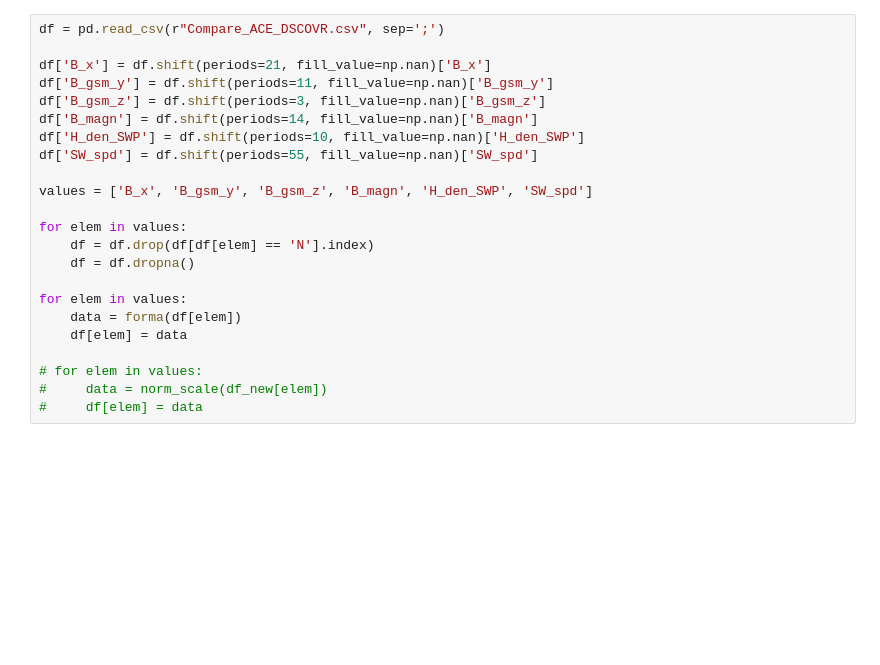
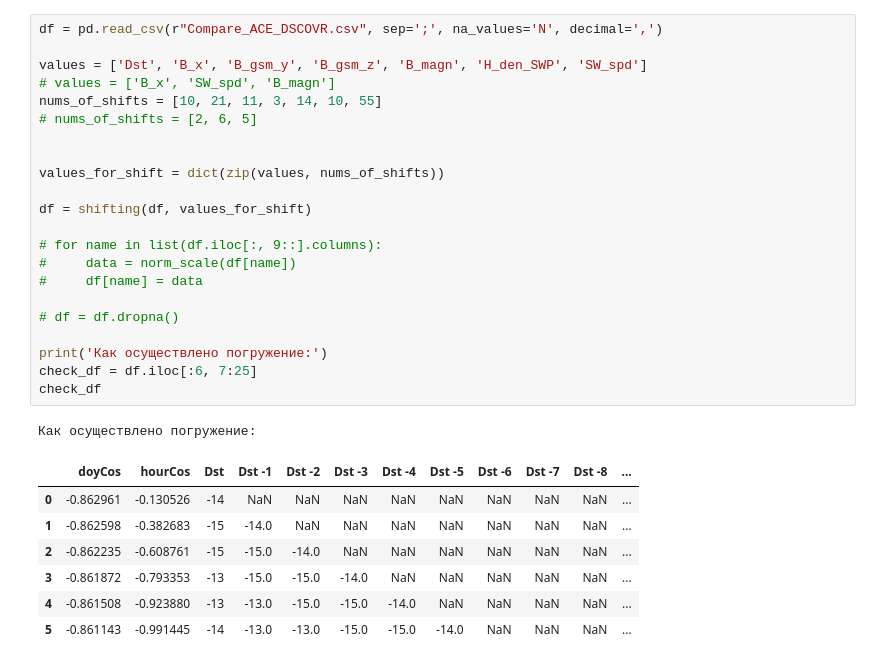
Before and after one commit to pyatikop/dst, a Jupyter notebook: code.ipynb, the cells around one changed output. Saved outputs shown, nothing was run; the diff lists cells and outputs as text; blank space fills up the shorter version.

```diff
--- a/code.ipynb
+++ b/code.ipynb
@@ -35,24 +45,32 @@ def norm_scale(x):
-# %%
-df = pd.read_csv(r"Compare_ACE_DSCOVR.csv", sep=';')
-
-df['B_x'] = df.shift(periods=21, fill_value=np.nan)['B_x']
-df['B_gsm_y'] = df.shift(periods=11, fill_value=np.nan)['B_gsm_y']
-df['B_gsm_z'] = df.shift(periods=3, fill_value=np.nan)['B_gsm_z']
-df['B_magn'] = df.shift(periods=14, fill_value=np.nan)['B_magn']
-df['H_den_SWP'] = df.shift(periods=10, fill_value=np.nan)['H_den_SWP']
-df['SW_spd'] = df.shift(periods=55, fill_value=np.nan)['SW_spd']
-
-values = ['B_x', 'B_gsm_y', 'B_gsm_z', 'B_magn', 'H_den_SWP', 'SW_spd']
-
-for elem in values:
-    df = df.drop(df[df[elem] == 'N'].index)
-    df = df.dropna()
-
-for elem in values:
-    data = forma(df[elem])
-    df[elem] = data
-
-# for elem in values:
-#     data = norm_scale(df_new[elem])
-#     df[elem] = data
+# %%
+df = pd.read_csv(r"Compare_ACE_DSCOVR.csv", sep=';', na_values='N', decimal=',')
+
+values = ['Dst', 'B_x', 'B_gsm_y', 'B_gsm_z', 'B_magn', 'H_den_SWP', 'SW_spd']
+# values = ['B_x', 'SW_spd', 'B_magn']
+nums_of_shifts = [10, 21, 11, 3, 14, 10, 55]
+# nums_of_shifts = [2, 6, 5]
+
+
+values_for_shift = dict(zip(values, nums_of_shifts))
+
+df = shifting(df, values_for_shift)
+
+# for name in list(df.iloc[:, 9::].columns):
+#     data = norm_scale(df[name])
+#     df[name] = data
+
+# df = df.dropna()
+
+print('Как осуществлено погружение:')
+check_df = df.iloc[:6, 7:25]
+check_df
+# %% [output]
+Как осуществлено погружение:
+|  | doyCos | hourCos | Dst | Dst -1 | Dst -2 | Dst -3 | Dst -4 | Dst -5 | Dst -6 | Dst -7 | Dst -8 | ... |
+| 0 | -0.862961 | -0.130526 | -14 | NaN | NaN | NaN | NaN | NaN | NaN | NaN | NaN | ... |
+| 1 | -0.862598 | -0.382683 | -15 | -14.0 | NaN | NaN | NaN | NaN | NaN | NaN | NaN | ... |
+| 2 | -0.862235 | -0.608761 | -15 | -15.0 | -14.0 | NaN | NaN | NaN | NaN | NaN | NaN | ... |
+| 3 | -0.861872 | -0.793353 | -13 | -15.0 | -15.0 | -14.0 | NaN | NaN | NaN | NaN | NaN | ... |
+| 4 | -0.861508 | -0.923880 | -13 | -13.0 | -15.0 | -15.0 | -14.0 | NaN | NaN | NaN | NaN | ... |
+| 5 | -0.861143 | -0.991445 | -14 | -13.0 | -13.0 | -15.0 | -15.0 | -14.0 | NaN | NaN | NaN | ... |
 # %%
```
Also changed, not shown: parts of 10 cells of this notebook.
